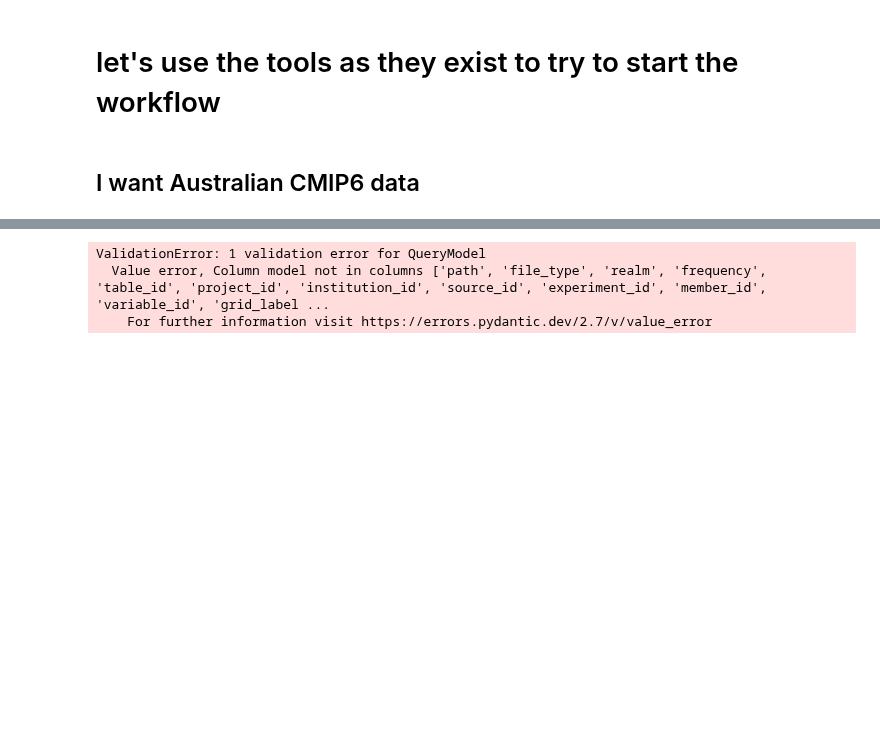
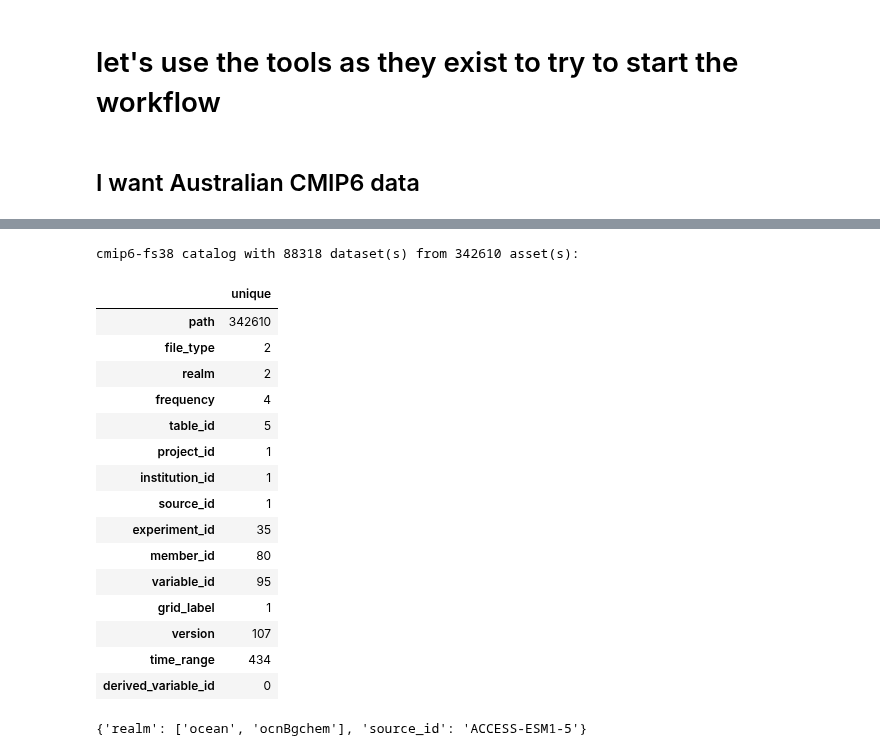
Before and after one commit to Thomas-Moore-Creative/ACDtools, a Jupyter notebook: notebooks/acdtools-dev-sandbox.ipynb, the cells around one changed output, grey strips where cells are left out. Cells and saved outputs as stored; diff of their text form; code cells hidden in the pictures; blank space fills up the shorter version.

Commit message:
added/updated utils and have **query_dict settings working #1

```diff
--- a/notebooks/acdtools-dev-sandbox.ipynb
+++ b/notebooks/acdtools-dev-sandbox.ipynb
@@ -239 +234,3 @@ cmip6_fs38_datastore = catalog.search(name='cmip6_fs38').to_source()
+# %%
+cmip6_fs38_datastore = load_cmip6_fs38_datastore()
 # %%
@@ -264,9 +276,26 @@ cmip6-fs38 catalog with 346754 dataset(s) from 1054133 asset(s):
 # %%
-query_dict2 = {'model':'ACCESS-ESM1-5','realm':['ocean','ocnBgchem'],'frequency':'1mon'}
-query_dict1 = {'name':'cmip6_fs38'}
+query_dict = {'realm':['ocean','ocnBgchem'],'source_id':'ACCESS-ESM1-5'}
 # %%
-(catalog.search(**query_dict1).to_source()).search(**query_dict2)
+cmip6_fs38_datastore.search(**query_dict)
 # %% [output]
-ValidationError: 1 validation error for QueryModel
-  Value error, Column model not in columns ['path', 'file_type', 'realm', 'frequency', 'table_id', 'project_id', 'institution_id', 'source_id', 'experiment_id', 'member_id', 'variable_id', 'grid_label ...
-    For further information visit https://errors.pydantic.dev/2.7/v/value_error
+cmip6-fs38 catalog with 88318 dataset(s) from 342610 asset(s):
+|  | unique |
+| path | 342610 |
+| file_type | 2 |
+| realm | 2 |
+| frequency | 4 |
+| table_id | 5 |
+| project_id | 1 |
+| institution_id | 1 |
+| source_id | 1 |
+| experiment_id | 35 |
+| member_id | 80 |
+| variable_id | 95 |
+| grid_label | 1 |
+| version | 107 |
+| time_range | 434 |
+| derived_variable_id | 0 |
+# %%
+load_config()['catalog_search_query_dict']['ACCESS_ESM15']['all_ocean']
+# %% [output]
+{'realm': ['ocean', 'ocnBgchem'], 'source_id': 'ACCESS-ESM1-5'}
```
Also changed, not shown: parts of 9 cells of this notebook, 2 other files.
